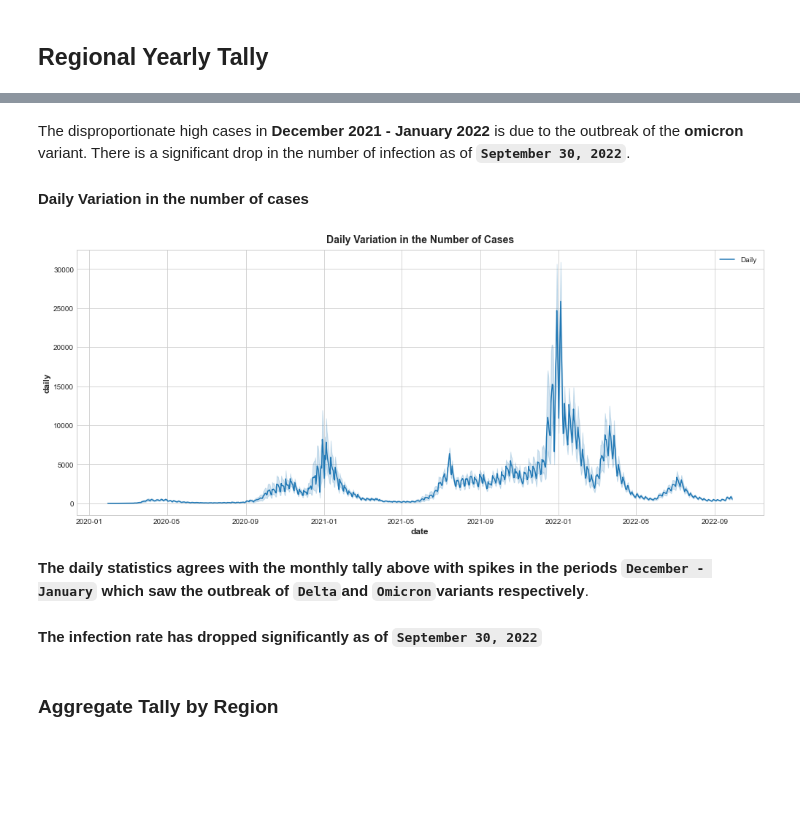
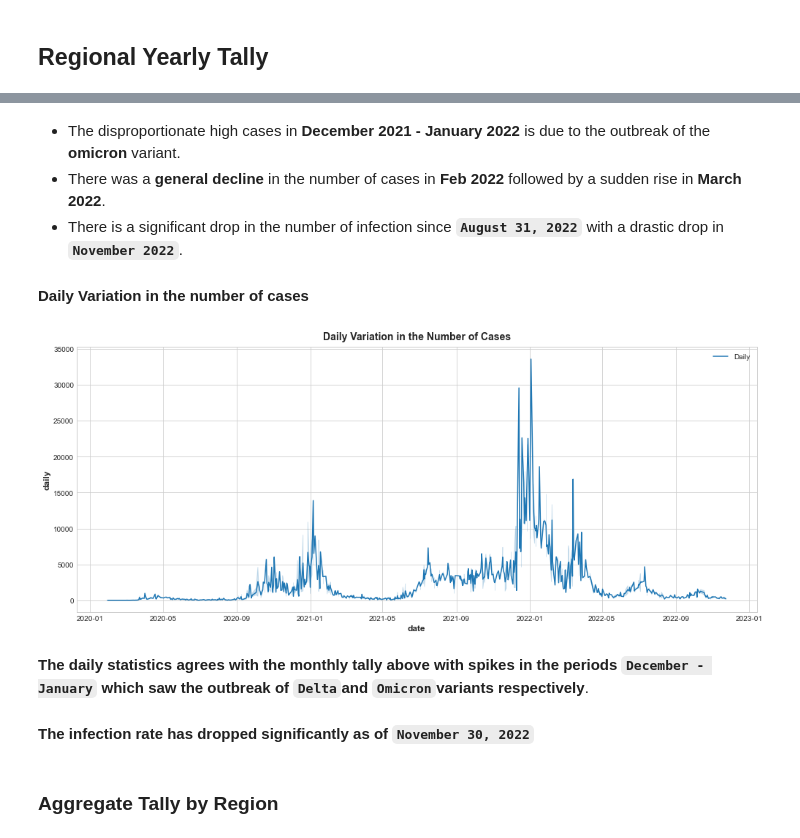
Before and after one commit to CyprianFusi/UK-Covid-19-Data-via-OpenData-API, a Jupyter notebook: uk_covid_dataset_over_api.ipynb, the cells around one changed output, grey strips where cells are left out. Saved outputs shown, nothing was run; the diff lists cells and outputs as text; code cells hidden in the pictures; blank space fills up the shorter version.

```diff
--- a/uk_covid_dataset_over_api.ipynb
+++ b/uk_covid_dataset_over_api.ipynb
@@ -229,17 +230,20 @@ plt.show()
 # %% [markdown]
-The disproportionate high cases in **December 2021 - January 2022** is due to the outbreak of the **omicron** variant. There is a significant drop in the number of infection as of **`September 30, 2022`**.
+* The disproportionate high cases in **December 2021 - January 2022** is due to the outbreak of the **omicron** variant.
+* There was a **general decline** in the number of cases in **Feb 2022** followed by a sudden rise in **March 2022**.
+* There is a significant drop in the number of infection since **`August 31, 2022`** with a drastic drop in **`November 2022`**.
+
 #### Daily Variation in the number of cases
-# %%
-plt.figure(figsize = (14, 6))
-sns.lineplot(data = df.daily, label = 'Daily')
-plt.title('Daily Variation in the Number of Cases')
-plt.show()
-# %% [output]
-[figure, removed]
+# %%
+plt.figure(figsize = (14, 6))
+sns.lineplot(data = df.daily.sample(1000), label = 'Daily')
+plt.title('Daily Variation in the Number of Cases')
+plt.show()
+# %% [output]
+[figure, added]
 # %% [markdown]
 **The daily statistics agrees with the monthly tally above with spikes in the periods `December - January` which saw the outbreak of `Delta`and `Omicron`variants respectively**.
 
-#### The infection rate has dropped significantly as of `September 30, 2022`
+#### The infection rate has dropped significantly as of `November 30, 2022`
 # %% [markdown]
 ### Aggregate Tally by Region
 # %%
```
Also changed, not shown: parts of 16 cells of this notebook.
